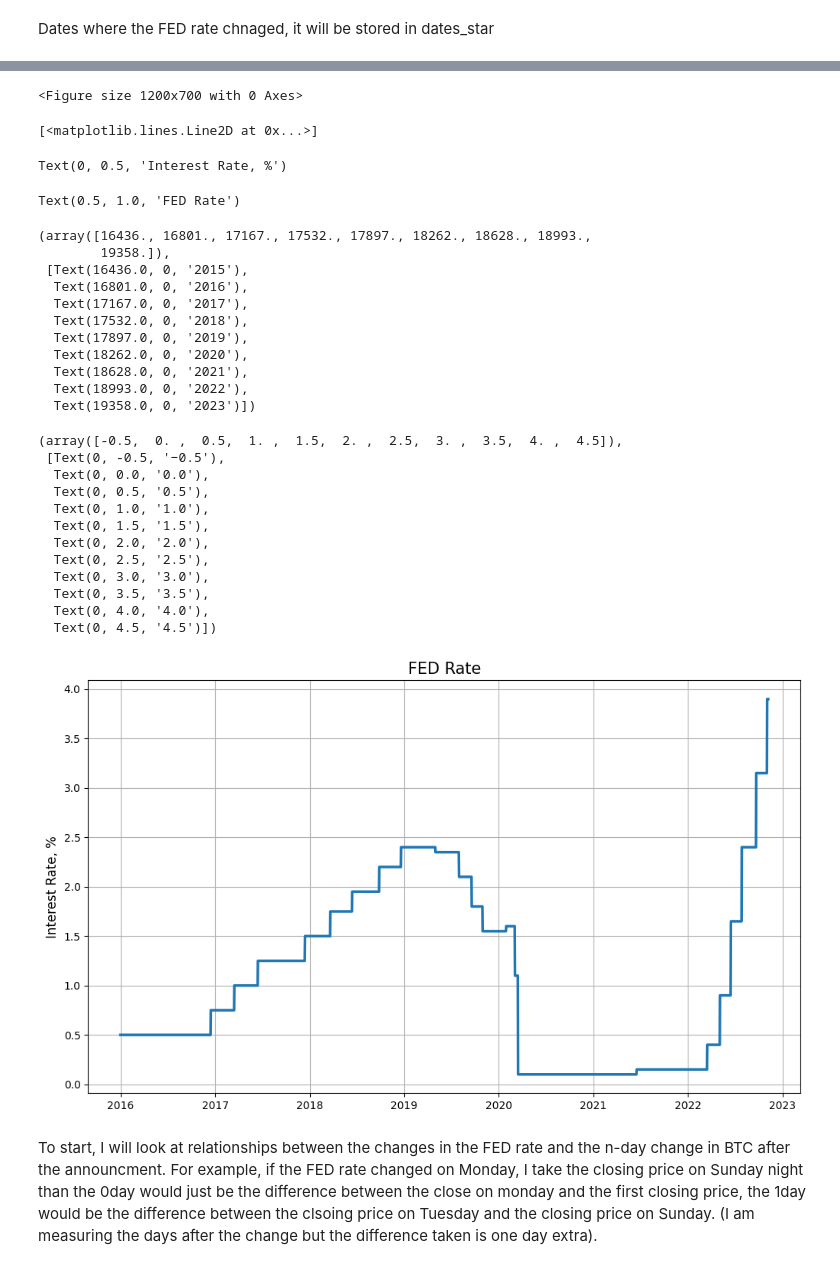
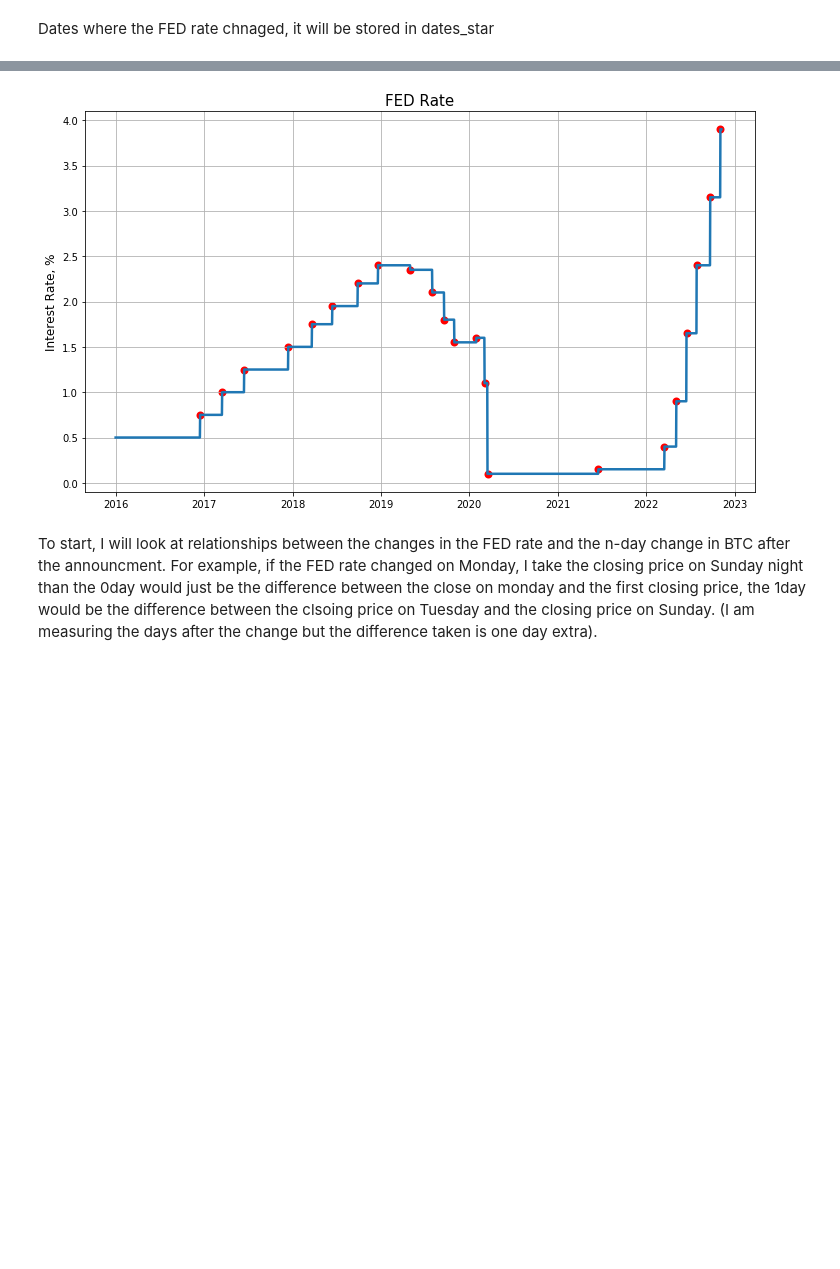
Before and after one commit to CameronStorey/DigitalTools_project, a Jupyter notebook: research_project/notebooks/Analysis.ipynb, the cells around one changed output, grey strips where cells are left out. Cells and saved outputs as stored; diff of their text form; code cells hidden in the pictures; blank space fills up the shorter version.

```diff
--- a/research_project/notebooks/Analysis.ipynb
+++ b/research_project/notebooks/Analysis.ipynb
@@ -9,7 +10,7 @@ import os.path
 Set path, will need to change for your system;
 You need to have an environment variable named HOME where the whole project is located
 # %%
-path = os.path.expandvars("$HOME/DigitalTools_project/research_project/src/data/")
+path = os.path.expandvars("../src/data/")
 # %% [markdown]
 Read in BTC and FED data
 # %%
@@ -69,6 +70,7 @@ Dates where the FED rate chnaged, it will be stored in dates_star
 # %%
 dates_change = []
 values_change=[]
+values = []
 
 crate = FED.IOER[1]
 
@@ -78,11 +80,12 @@ for i in range(1,len(FED)):
     if nrate != crate:
         dates_change.append(FED.index[i])
         values_change.append(nrate-crate)
+        values.append(nrate)
 
     crate = nrate
 
 
-dates_star = pd.DataFrame({"Dates":dates_change,"Change":values_change})
+dates_star = pd.DataFrame({"Dates":dates_change,"New Value":values,"Change":values_change})
 # %%
 dates_star # dates of fed changes and the differnce
 # %% [output]
@@ -106,41 +109,17 @@ dates_star # dates of fed changes and the differnce
 # %%
 plt.figure(figsize=(12, 7))
+
+plt.scatter(dates_star['Dates'],dates_star['New Value'],color='r',linewidth=2)
 plt.plot(FED.IOER,linewidth=2.5)
+
 plt.ylabel('Interest Rate, %',fontsize=12)
 plt.grid(True)
 plt.title('FED Rate',fontsize=15)
 plt.xticks(fontsize=10)
 plt.yticks(fontsize=10)
 plt.show()
 # %% [output]
-<Figure size 1200x700 with 0 Axes>
-[<matplotlib.lines.Line2D at 0x...>]
-Text(0, 0.5, 'Interest Rate, %')
-Text(0.5, 1.0, 'FED Rate')
-(array([16436., 16801., 17167., 17532., 17897., 18262., 18628., 18993.,
-        19358.]),
- [Text(16436.0, 0, '2015'),
-  Text(16801.0, 0, '2016'),
-  Text(17167.0, 0, '2017'),
-  Text(17532.0, 0, '2018'),
-  Text(17897.0, 0, '2019'),
-  Text(18262.0, 0, '2020'),
-  Text(18628.0, 0, '2021'),
-  Text(18993.0, 0, '2022'),
-  Text(19358.0, 0, '2023')])
-(array([-0.5,  0. ,  0.5,  1. ,  1.5,  2. ,  2.5,  3. ,  3.5,  4. ,  4.5]),
- [Text(0, -0.5, '−0.5'),
-  Text(0, 0.0, '0.0'),
-  Text(0, 0.5, '0.5'),
-  Text(0, 1.0, '1.0'),
-  Text(0, 1.5, '1.5'),
-  Text(0, 2.0, '2.0'),
-  Text(0, 2.5, '2.5'),
-  Text(0, 3.0, '3.0'),
-  Text(0, 3.5, '3.5'),
-  Text(0, 4.0, '4.0'),
-  Text(0, 4.5, '4.5')])
-[figure, old version]
+[figure, new version]
 # %% [markdown]
 To start, I will look at relationships between the changes in the FED rate and the n-day change in BTC after the announcment. For example, if the FED rate changed on Monday, I take the closing price on Sunday night than the 0day would just be the difference between the close on monday and the first closing price, the 1day would be the difference between the clsoing price on Tuesday and the closing price on Sunday. (I am measuring the days after the change but the difference taken is one day extra).
 # %% [markdown]
```
Also changed, not shown: parts of 9 cells of this notebook.
